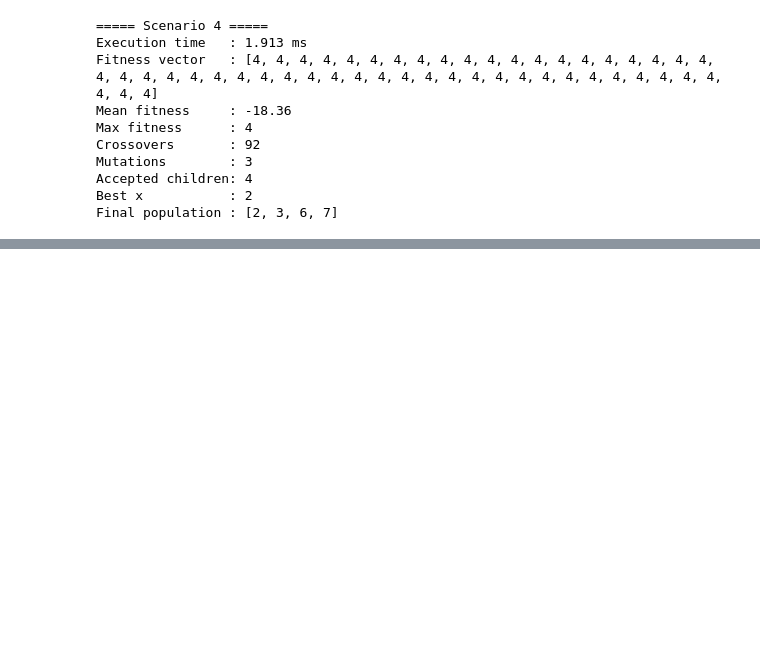
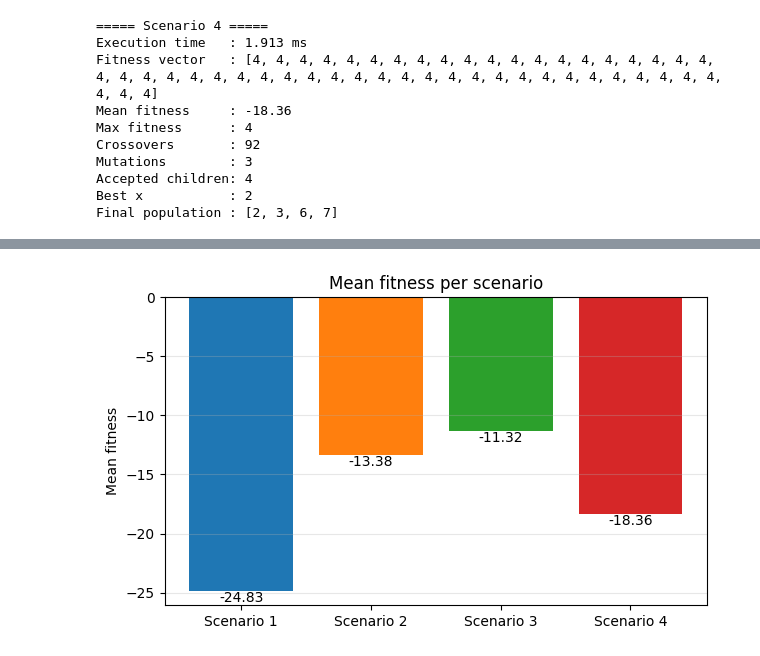
Before and after one commit to MerMerIem/Methodes-Bio-Inspirees-, a Jupyter notebook: tp2/TP2_Genetic_Algorithm.ipynb, the cells around one changed output, grey strips where cells are left out. Saved outputs shown, nothing was run; the diff lists cells and outputs as text; code cells hidden in the pictures; blank space fills up the shorter version.

```diff
--- a/tp2/TP2_Genetic_Algorithm.ipynb
+++ b/tp2/TP2_Genetic_Algorithm.ipynb
@@ -518,0 +575,5 @@ Final population : [2, 3, 6, 7]
+# %%
+bar_chart("mean_fitness", "Mean fitness per scenario", "Mean fitness",
+          "graph_b_mean_fitness.png")
+# %% [output]
+[figure, added]
```
Also changed, not shown: parts of 15 cells of this notebook.
